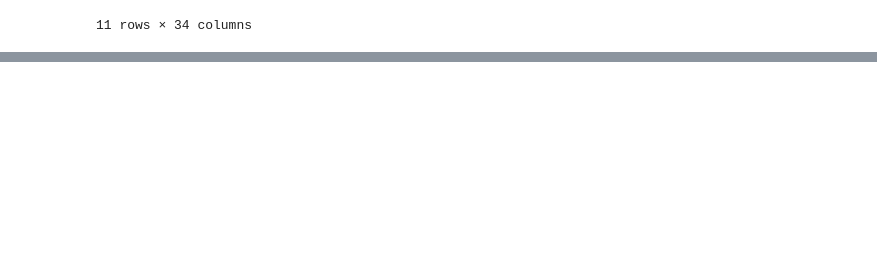
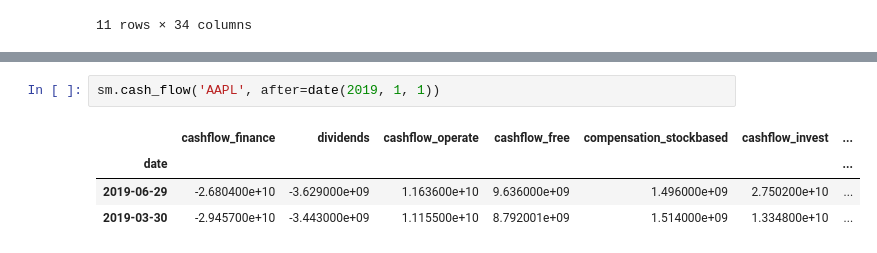
Before and after one commit to felixnext/stock_trend_analysis, a Jupyter notebook: notebooks/00-1_recommender-test.ipynb, the cells around one changed output, grey strips where cells are left out. Drawn from its saved outputs; the diff is of its cells as text; blank space fills up the shorter version.

```diff
--- a/notebooks/00-1_recommender-test.ipynb
+++ b/notebooks/00-1_recommender-test.ipynb
@@ -64,0 +64,7 @@ sm.balance_sheet('MSFT', after=date(2019, 1, 1))
+# %%
+sm.cash_flow('AAPL', after=date(2019, 1, 1))
+# %% [output]
+|  | cashflow_finance | dividends | cashflow_operate | cashflow_free | compensation_stockbased | cashflow_invest | ... |
+| date |  |  |  |  |  |  | ... |
+| 2019-06-29 | -2.680400e+10 | -3.629000e+09 | 1.163600e+10 | 9.636000e+09 | 1.496000e+09 | 2.750200e+10 | ... |
+| 2019-03-30 | -2.945700e+10 | -3.443000e+09 | 1.115500e+10 | 8.792001e+09 | 1.514000e+09 | 1.334800e+10 | ... |
```
Also changed, not shown: parts of 2 cells of this notebook, 2 other files.
